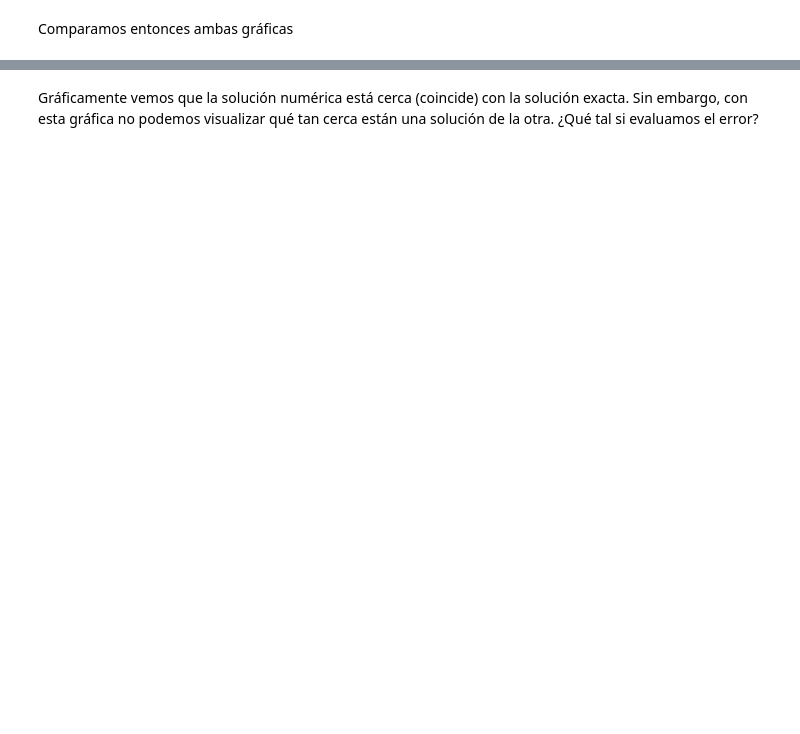
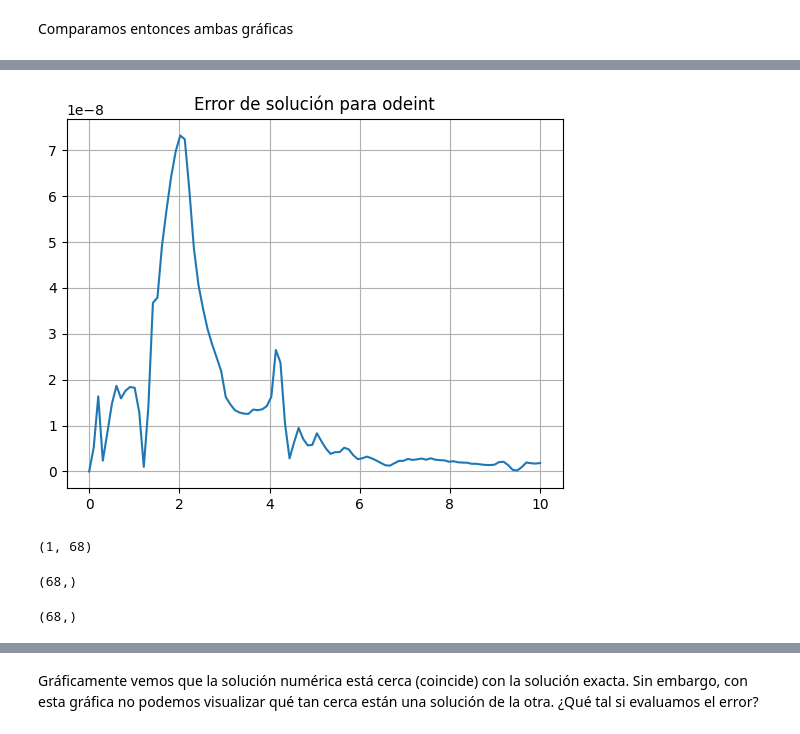
Before and after one commit to ArellanoMCarlos/SimMat_O2023, a Jupyter notebook: Ecuaciones diferenciales/Solución numérica de ecuaciones diferenciales.ipynb, the cells around one changed output, grey strips where cells are left out. Cells and saved outputs as stored; diff of their text form; code cells hidden in the pictures; blank space fills up the shorter version.

```diff
--- a/Ecuaciones diferenciales/Solución numérica de ecuaciones diferenciales.ipynb
+++ b/Ecuaciones diferenciales/Solución numérica de ecuaciones diferenciales.ipynb
@@ -217,0 +248,25 @@ Comparamos entonces ambas gráficas
+# %%
+plt.plot(t,e_odeint)
+plt.title('Error de solución para odeint')
+plt.grid()
+# %% [output]
+[figure, added]
+# %%
+#@title Para `Solve_IVP`
+def eq_logt(t,x,r):
+  return r*(1-x)*x
+t_span=(0,10)
+sol_ivp=solve_ivp(eq_logt,t_span,[x0],args=(r,),max_step=0.15)
+sol_ivp.y.shape # Solución
+# %% [output]
+(1, 68)
+# %%
+# Puntos donde se encontró la solución
+sol_ivp.t.shape # time
+# %% [output]
+(68,)
+# %%
+x_ivp=sol(sol_ivp.t,x0,r)
+x_ivp.shape
+# %% [output]
+(68,)
```
Also changed, not shown: parts of 14 cells of this notebook, 1 other file.
